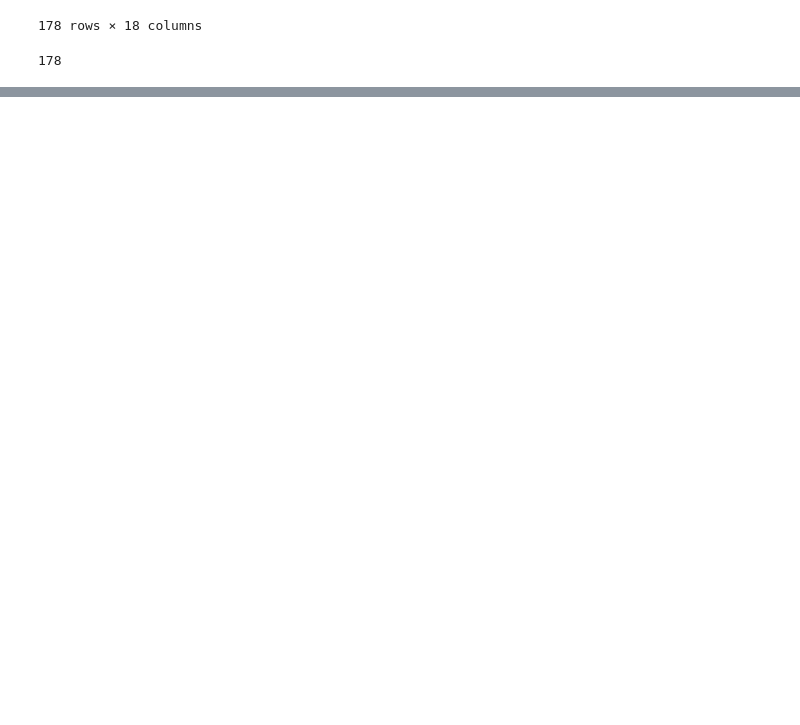
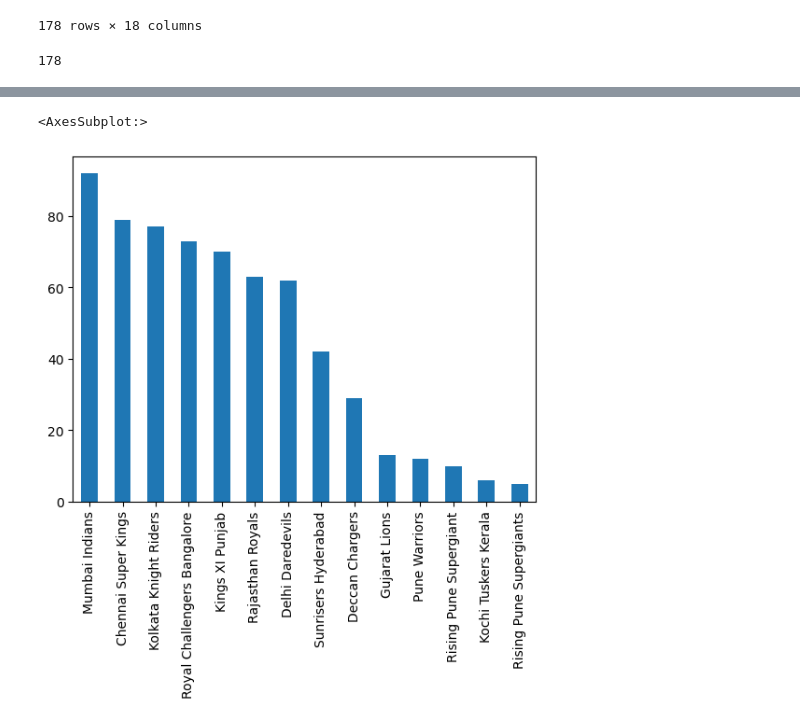
Before and after one commit to ShafikPalla/Project, a Jupyter notebook: Pandas_IPL_dataset.ipynb, the cells around one changed output, grey strips where cells are left out. Cells and saved outputs as stored; diff of their text form; code cells hidden in the pictures; blank space fills up the shorter version.

```diff
--- a/Pandas_IPL_dataset.ipynb
+++ b/Pandas_IPL_dataset.ipynb
@@ -314,0 +356,5 @@ data[mask1 & mask2]
+# %%
+data['winner'].value_counts().plot(kind='bar')
+# %% [output]
+<AxesSubplot:>
+[figure, added]
```
Also changed, not shown: parts of 9 cells of this notebook.
